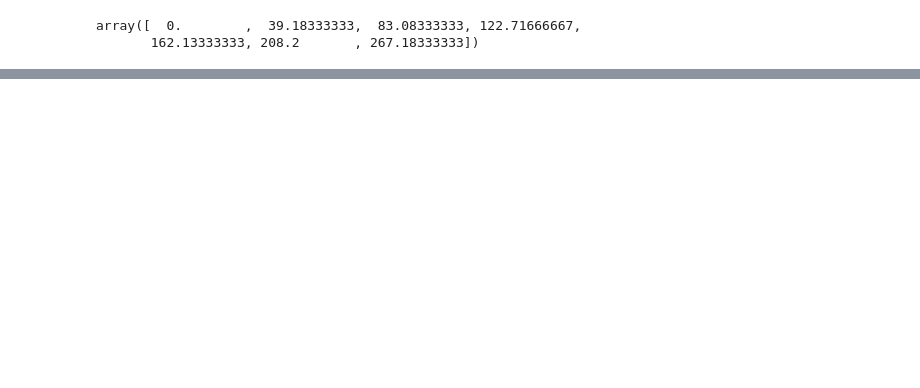
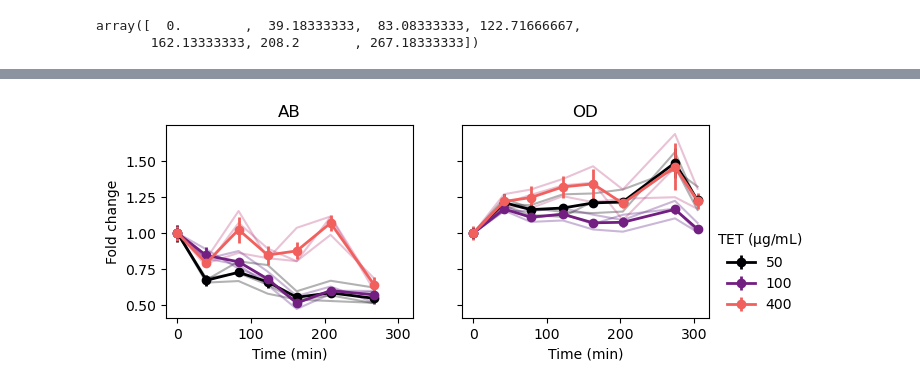
Before and after one commit to eshanking/time-kill-protocol, a Jupyter notebook: data/experiment_code/tet_od_v_ab.ipynb, the cells around one changed output, grey strips where cells are left out. Drawn from its saved outputs; the diff is of its cells as text; code cells hidden in the pictures; blank space fills up the shorter version.

```diff
--- a/data/experiment_code/tet_od_v_ab.ipynb
+++ b/data/experiment_code/tet_od_v_ab.ipynb
@@ -57,6 +57,8 @@ def od_to_cfu(OD):
 # %%
 cell_count_mean_od = {}
 cell_count_std_od = {}
+
+cell_count_raw_od = {}
 
 od_raw = {}
 od_raw_std = {}
@@ -96,6 +98,8 @@ for exp_key in exp_layout.keys():
     cell_count_mean_od[exp_key] = np.mean(cell_count,axis=0)
     cell_count_std_od[exp_key] = np.std(cell_count,axis=0)
 
+    cell_count_raw_od[exp_key] = cell_count
+
     od_raw[exp_key] = data_t
     od_raw_std[exp_key] = np.std(data_t,axis=0)
 
@@ -109,6 +113,8 @@ time_od = np.array(time)
 # %%
 cell_count_mean_ab = {}
 cell_count_std_ab = {}
+
+cell_count_raw_ab = {}
 
 ab_raw = {}
 ab_raw_std = {}
@@ -149,6 +155,8 @@ for exp_key in exp_layout.keys():
     cell_count_mean_ab[exp_key] = np.mean(cell_count,axis=0)
     cell_count_std_ab[exp_key] = np.std(cell_count,axis=0)
 
+    cell_count_raw_ab[exp_key] = cell_count
+
     ab_raw[exp_key] = data_t
     ab_raw_std[exp_key] = np.std(data_t,axis=0)
 
@@ -285,0 +293,80 @@ cell_count_mean_ab
+# %%
+fig,ax_list = plt.subplots(ncols=2,figsize=(7,2.5),sharey=True,sharex=True)
+
+cmap = sns.color_palette("magma", as_cmap=True)
+
+keys = [50,100,400]
+ax = ax_list[0]
+# for j,exp_key in enumerate(exp_layout.keys()):
+for j,exp_key in enumerate(keys):
+    for i in range(3):
+        y = cell_count_raw_ab[exp_key][i]
+        # err = cell_count_std_ab[exp_key]
+
+        # y = y/ctrl
+        # err = err/y[0]
+        y = y/y[0]
+        ax.plot(time_ab,y,color=cmap(j/4),alpha=0.3)
+        # ax.errorbar(time_ab,y,yerr=err,fmt='-o',color=cmap(j/4))
+
+    y = cell_count_mean_ab[exp_key]
+    err = cell_count_std_ab[exp_key]
+
+    err = err/y[0]
+    y = y/y[0]
+
+    ax.errorbar(time_ab,y,yerr=err,fmt='-o',color=cmap(j/3),label=exp_key,linewidth=2)
+
+# ax.set_yscale('log')
+
+ax = ax_list[1]
+for j,exp_key in enumerate(keys):
+
+    for i in range(3):
+        y = cell_count_raw_od[exp_key][i]
+        # err = cell_count_std_od[exp_key]
+
+        # err = err/y[0]
+        y = y/y[0]
+        ax.plot(time_od,y,color=cmap(j/4),alpha=0.3)
+        # ax.errorbar(time_od,y,yerr=err,color=cmap(j/4),fmt='-o',label=exp_key)
+
+    y = cell_count_mean_od[exp_key]
+    err = cell_count_std_od[exp_key]
+
+    err = err/y[0]
+    y = y/y[0]
+
+    ax.errorbar(time_od,y,yerr=err,color=cmap(j/3),fmt='-o',label=exp_key,linewidth=2)
+
+# ax.set_yscale('symlog',linthresh=0.7)
+# ax.set_yscale('log')
+
+# for ax in ax_list:
+#     ax.ticklabel_format(axis='y',style='sci',scilimits=(0,0))
+
+ax_list[0].set_xlabel('Time (min)')
+ax_list[1].set_xlabel('Time (min)')
+ax_list[0].set_ylabel('Fold change')
+
+# cbar = fig.colorbar(mpl.cm.ScalarMappable(cmap=cmap),ax=ax,
+            # label='TET ($\mathrm{\mu g/mL}$)',orientation='horizontal',pad=0.2)
+            # boundari)
+
+# cbar.set_ticks([0,0.3,0.75])
+# # cbar.set_ticklabels([50,100,400])
+
+ax_list[1].legend(frameon=False,ncol=1,title='TET ($\mathrm{\mu g/mL}$)',
+                  loc = [1.01,0])
+
+ax_list[0].set_title('AB')
+ax_list[1].set_title('OD')
+
+# ax_list[0].set_yticks([])
+# ax_list[1].set_yticklabels([])
+
+# ax_list[0].set_ylim([0.1*10**-1,10])
+
+fig.savefig('../../figures/tet_ab_vs_od.pdf',bbox_inches='tight',transparent=True)
+# %% [output]
+[figure, added]
```
Also changed, not shown: parts of 3 cells of this notebook, 27 other files.
